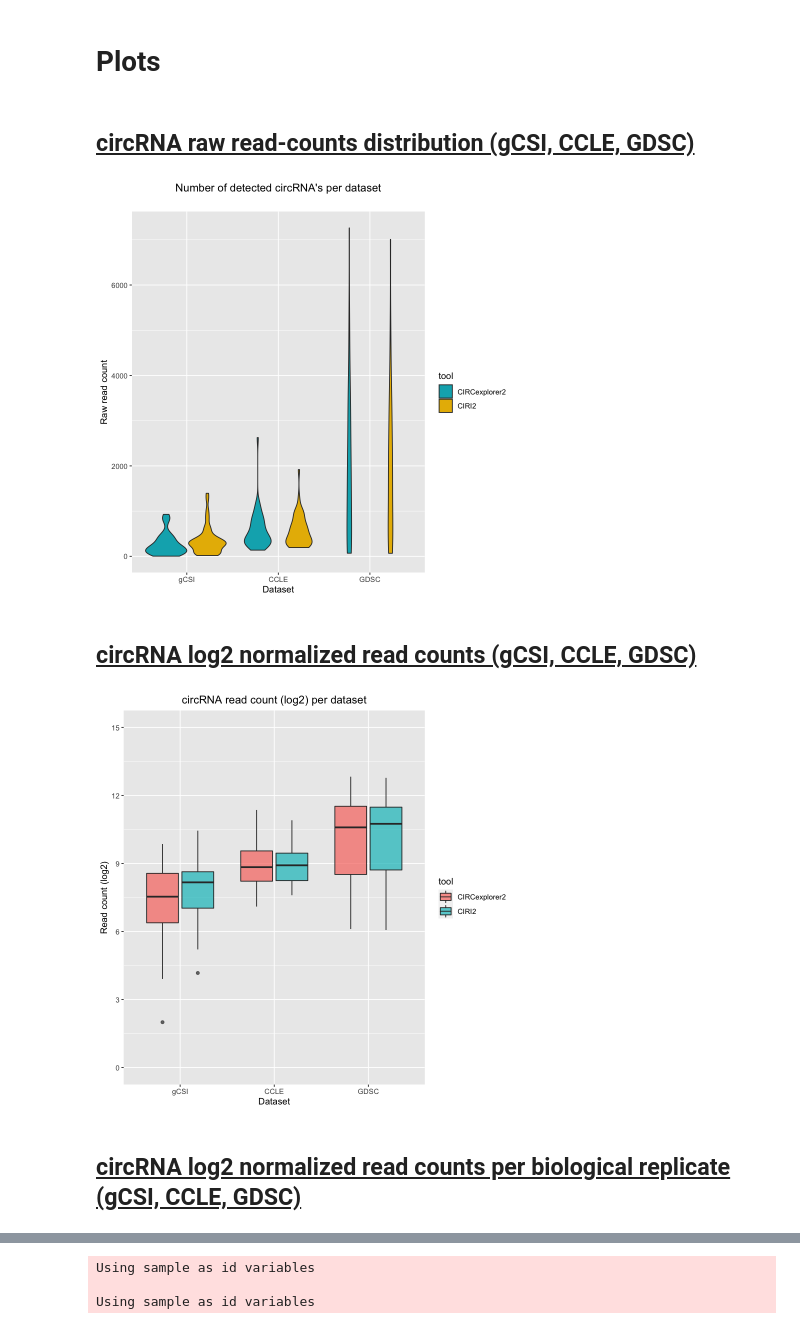
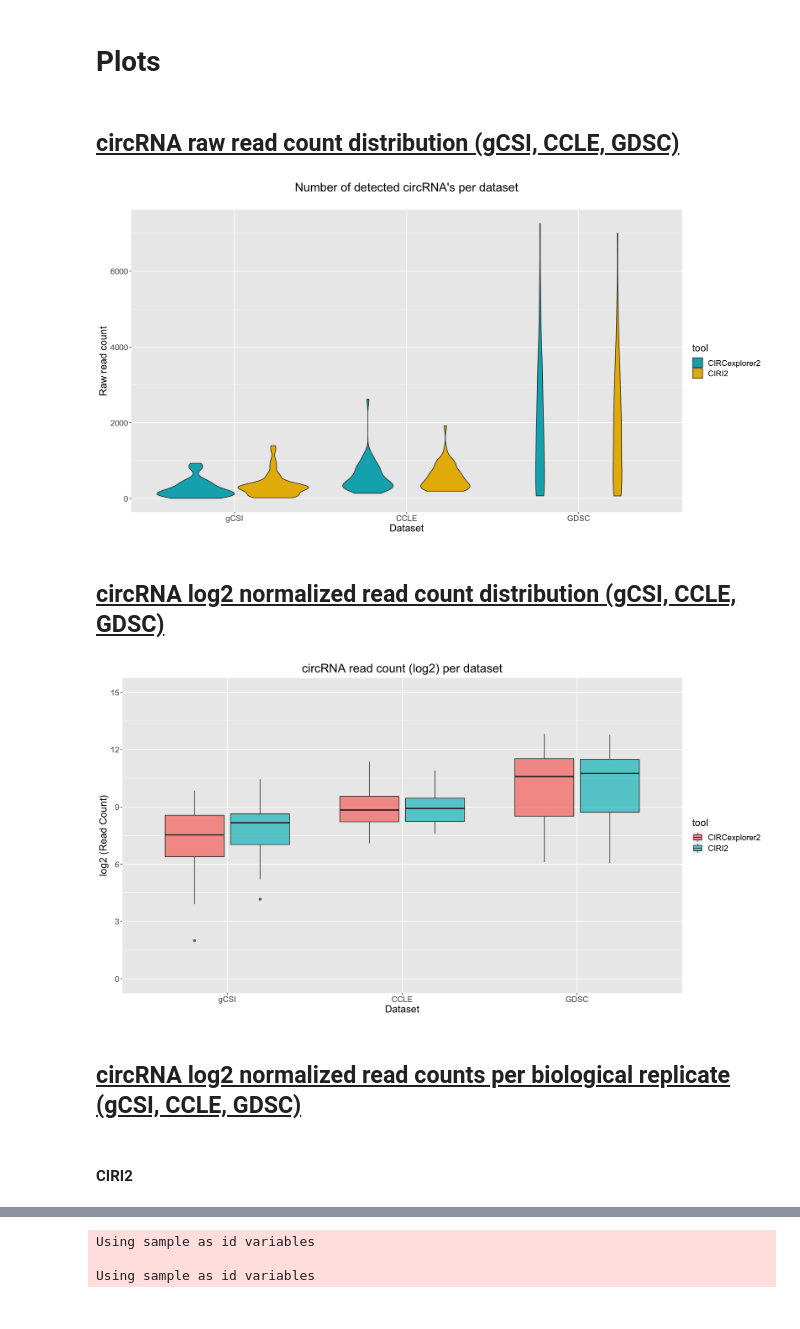
Before and after one commit to anthfm/circRNA, a Jupyter notebook: summarize_circRNA.ipynb, the cells around one changed output, grey strips where cells are left out. Drawn from its saved outputs; the diff is of its cells as text; code cells hidden in the pictures.

```diff
--- a/summarize_circRNA.ipynb
+++ b/summarize_circRNA.ipynb
@@ -466,23 +466,24 @@ A data.frame: 3 × 2
 # %% [markdown]
 # Plots
 # %% [markdown]
-## <u>circRNA raw read-counts distribution (gCSI, CCLE, GDSC)</u>
+## <u>circRNA raw read count distribution (gCSI, CCLE, GDSC)</u>
 # %%
 #organize CIRI2 and CIRCexplorer2 raw read counts for all biological replicates into combined transposed df for plotting
 df.m <- reshape2::melt(ciri_combined[,c("gCSI","CCLE","GDSC")], id.vars = NULL)
 df.m2 <- reshape2::melt(circ_combined[,c("gCSI","CCLE","GDSC")], id.vars = NULL)
 df.m$tool <- "CIRI2"
 df.m2$tool <- "CIRCexplorer2"
 df.m3 <- rbind(df.m2,df.m)
+options(repr.plot.width=15, repr.plot.height=8)
 ggplot(df.m3, aes(x = variable, y = value, fill=tool)) + geom_violin() +
    scale_fill_manual(values = c("#00AFBB", "#E7B800", "#FC4E07"))  + labs(title="Number of detected circRNA's per dataset",
                                                                                                                 subtitle="",
                                                                                                                 x="Dataset",
-                                                                                                                y="Raw read count") + theme(legend.position="right", plot.title = element_text(hjust = 0.5))
+                                                                                                                y="Raw read count") + theme(legend.position="right", plot.title = element_text(hjust = 0.5), text = element_text(size=16))
 # %% [output]
-[figure, old version]
+[figure, new version]
 # %% [markdown]
-## <u>circRNA log2 normalized read counts (gCSI, CCLE, GDSC)</u>
+## <u>circRNA log2 normalized read count distribution (gCSI, CCLE, GDSC)</u>
 # %%
 #organize CIRI2 and CIRCexplorer2 raw read counts for all biological replicates into combined transposed df for plotting
 df.box <- reshape2::melt(log2(ciri_combined[,c("gCSI","CCLE","GDSC")]), id.vars = NULL)
@@ -490,15 +491,17 @@ df2.box <- reshape2::melt(log2(circ_combined[,c("gCSI","CCLE","GDSC")]), id.vars
 df.box$tool <- "CIRI2"
 df2.box$tool <- "CIRCexplorer2"
 df3.box <- rbind(df.box,df2.box)
-
+options(repr.plot.width=15, repr.plot.height=8)
 ggplot(df3.box, aes(x = variable, y = value, fill = tool)) +
-  geom_boxplot(alpha=0.7) + scale_y_continuous(name = "Read count (log2)",
+  geom_boxplot(alpha=0.7) + scale_y_continuous(name = "log2 (Read Count)",
                                              breaks = seq(0, 15, 3),
-                                             limits=c(0, 15)) + scale_x_discrete(name = "Dataset") + ggtitle("circRNA read count (log2) per dataset") + theme(plot.title = element_text(hjust = 0.5))
+                                             limits=c(0, 15)) + scale_x_discrete(name = "Dataset") + ggtitle("circRNA read count (log2) per dataset") + theme(plot.title = element_text(hjust = 0.5), text = element_text(size=16))
 # %% [output]
-[figure, old version]
+[figure, new version]
 # %% [markdown]
 ## <u>circRNA log2 normalized read counts per biological replicate (gCSI, CCLE, GDSC)</u>
+# %% [markdown]
+#### CIRI2
 # %%
 #heatmap of log2 read counts for CIRI2 per biological replicate across gCSI, CCLE, GDSC
 ciri_combined_t <- t(ciri_combined[,c("gCSI","CCLE","GDSC")])
```
Also changed, not shown: parts of 6 cells of this notebook.
